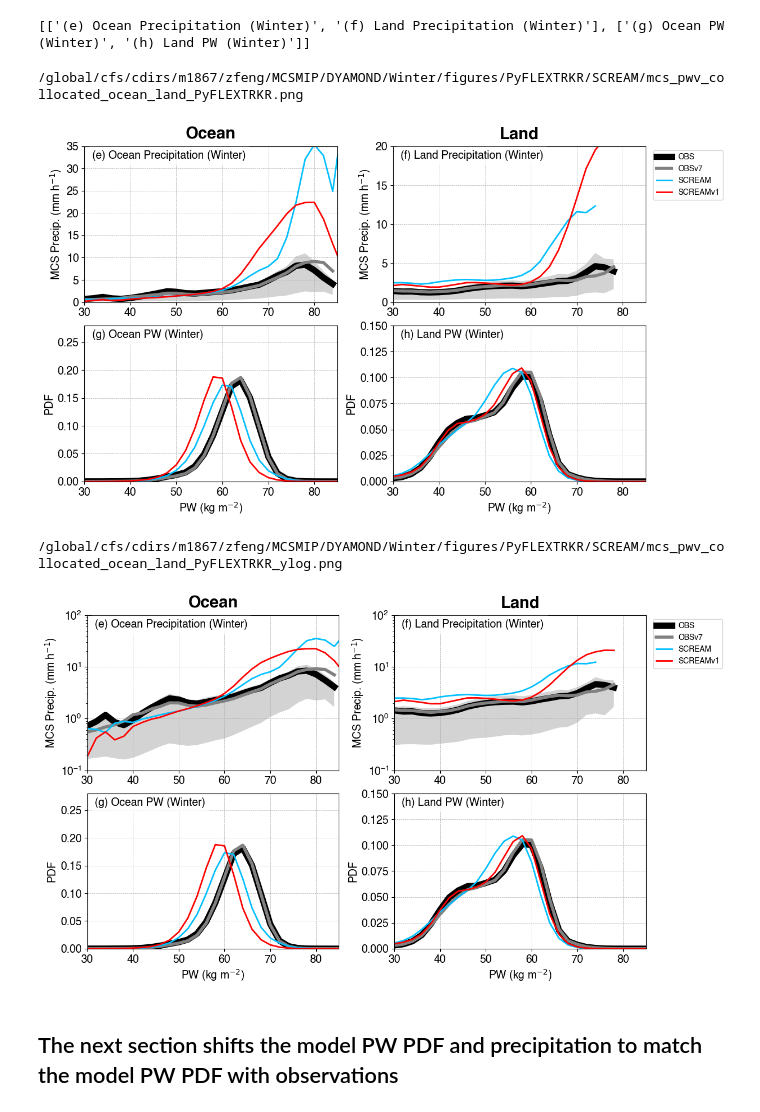
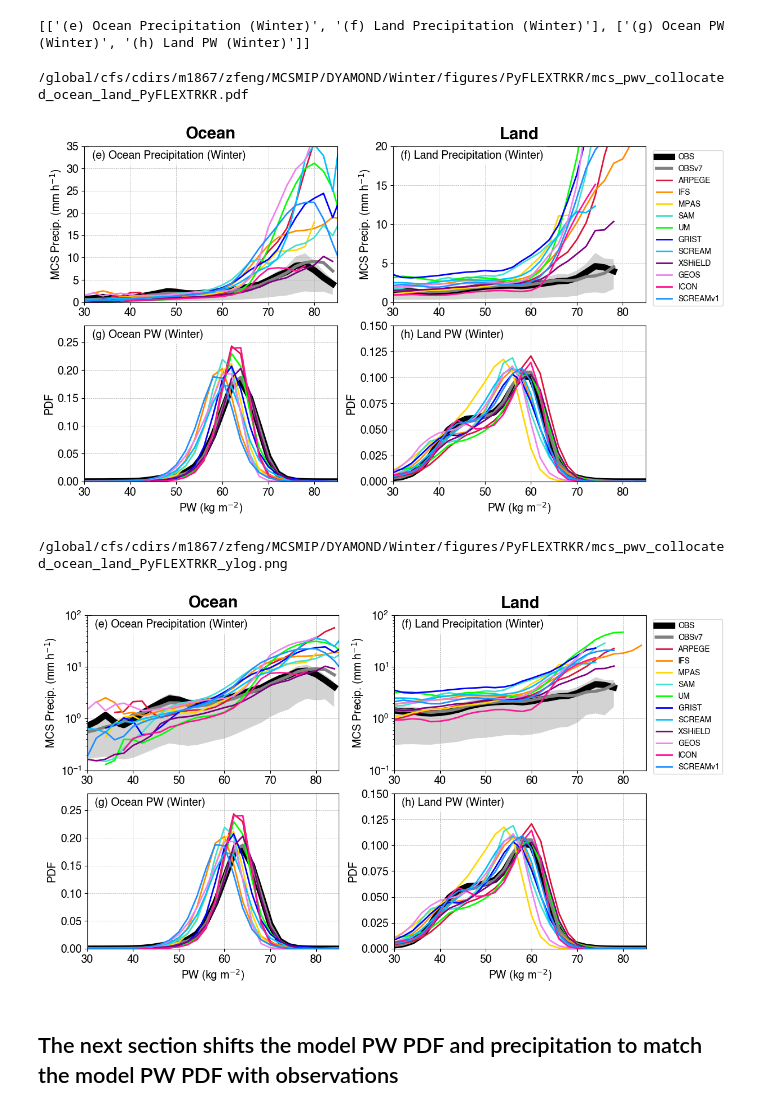
Before and after one commit to WACCEM/MCSMIP-DYAMOND, a Jupyter notebook: Notebooks/mcsmip_mcs_intqv_pair_mean_1tracker.ipynb, the cells around one changed output. Drawn from its saved outputs; the diff is of its cells as text; code cells hidden in the pictures.

```diff
--- a/Notebooks/mcsmip_mcs_intqv_pair_mean_1tracker.ipynb
+++ b/Notebooks/mcsmip_mcs_intqv_pair_mean_1tracker.ipynb
@@ -40,17 +40,17 @@ if PHASE == 'Winter':
     name_map = {
         'obs': 'OBS',
         'obsv7': 'OBSv7',
-        # 'm1': 'ARPEGE',
-        # 'm2': 'IFS',
-        # 'm3': 'MPAS',
-        # # 'm4': 'NICAM',
-        # 'm5': 'SAM',
-        # 'm6': 'UM',
-        # 'm7': 'GRIST',
+        'm1': 'ARPEGE',
+        'm2': 'IFS',
+        'm3': 'MPAS',
+        # 'm4': 'NICAM',
+        'm5': 'SAM',
+        'm6': 'UM',
+        'm7': 'GRIST',
         'm8': 'SCREAM',
-        # 'm9': 'XSHiELD',
-        # 'm10': 'GEOS',
-        # 'm11': 'ICON',
+        'm9': 'XSHiELD',
+        'm10': 'GEOS',
+        'm11': 'ICON',
         'm12': 'SCREAMv1',
     }
 
@@ -59,8 +59,8 @@ indir = f'{rootdir}/{tracker}/'
 infiles = {key:f'{indir}mcs_intqv_{PHASE}_{value}.nc' for key,value in name_map.items()}
 qrtfiles = f'{indir}mcs_intqv_{PHASE}_OBS_quartile.nc'
 
-# figdir = f'/global/cfs/cdirs/m1867/zfeng/MCSMIP/DYAMOND/{PHASE}/figures/{tracker}/'
-figdir = f'/global/cfs/cdirs/m1867/zfeng/MCSMIP/DYAMOND/{PHASE}/figures/{tracker}/SCREAM/'
+figdir = f'/global/cfs/cdirs/m1867/zfeng/MCSMIP/DYAMOND/{PHASE}/figures/{tracker}/'
+# figdir = f'/global/cfs/cdirs/m1867/zfeng/MCSMIP/DYAMOND/{PHASE}/figures/{tracker}/SCREAM/'
 os.makedirs(figdir, exist_ok=True)
 print(figdir)
 # %% [output]
@@ -295,8 +322,8 @@ def plot_lines_mxn(nrow, ncol, data_arr, xbin, qrt_arr,
         'm9': 'purple',
         'm10': 'violet',
         'm11': 'deeppink',
-        # 'm12': 'dodgerblue',
-        'm12': 'red',
+        'm12': 'dodgerblue',
+        # 'm12': 'red',
     }
     lw = 2
     lws = {
@@ -407,36 +434,37 @@ nrow = len(data_arr)
 ncol = 2
 col_labels = ['Ocean', 'Land']
 titles_loc = [0.03, 0.92]
 title_ha = 'left'
 xlabels = ['PW (kg m$^{-2}$)','PW (kg m$^{-2}$)']
 ylabels = [['MCS Precip. (mm h$^{-1}$)', 'MCS Precip. (mm h$^{-1}$)'],['PDF', 'PDF']]
 xticks = None
 xlims = [(30,85),(30,85)]
 ylims = [[(0,35),(0,20)],[(0,0.28),(0,0.15)]]
 # ylims = [[(1e-3,100),(1e-2,100)],[(0,0.22),(0,0.13)]]
 yscale = [['linear','linear'],['linear','linear']]
 
 legend_loc = 'upper right'
 legend_ncol = 1
 legend_anchor = (1.32, 1)
 fontsize = 14
 legend_fontsize = 10
 figsize = [12,7]
 wspace = 0.22
 hspace = 0.15
 # text_dict = {'text': f'{diameter_km:.0f}km', 'x': 1.0, 'y':0.96, 'ha':'right', 'va':'center', 'fontsize':fontsize*1.5}
 text_dict = None
 # shade_dict = {'xmin':60, 'xmax':70, 'color':'lightskyblue', 'alpha':0.2}
 shade_dict = None
-figname = f'{figdir}mcs_pwv_collocated_ocean_land_{tracker}.png'
+# figname = f'{figdir}mcs_pwv_collocated_ocean_land_{tracker}.png'
+figname = f'{figdir}mcs_pwv_collocated_ocean_land_{tracker}.pdf'
 print(figname)
 fig = plot_lines_mxn(nrow, ncol, data_arr, xbin, qrt_arr,
                    titles=titles, titles_loc=titles_loc, title_ha=title_ha, xlabels=xlabels, ylabels=ylabels, xticks=xticks, legends=legends, legend_loc=legend_loc, legend_ncol=legend_ncol,
                    fontsize=fontsize, legend_fontsize=legend_fontsize, legend_anchor=legend_anchor, xlims=xlims, ylims=ylims, yscale=yscale, col_labels=col_labels, wspace=wspace, hspace=hspace,
                    shade_dict=shade_dict, shade_qrt=True, draw_arrow=False, text_dict=text_dict, figname=figname, figsize=figsize)
 # %% [output]
-/global/cfs/cdirs/m1867/zfeng/MCSMIP/DYAMOND/Winter/figures/PyFLEXTRKR/SCREAM/mcs_pwv_collocated_ocean_land_PyFLEXTRKR.png
+/global/cfs/cdirs/m1867/zfeng/MCSMIP/DYAMOND/Winter/figures/PyFLEXTRKR/mcs_pwv_collocated_ocean_land_PyFLEXTRKR.pdf
-[figure, old version]
+[figure, new version]
 # %%
 # Data array [row][col]
 data_arr = [
@@ -479,8 +507,8 @@ fig = plot_lines_mxn(nrow, ncol, data_arr, xbin, qrt_arr,
                    fontsize=fontsize, legend_fontsize=legend_fontsize, legend_anchor=legend_anchor, xlims=xlims, ylims=ylims, yscale=yscale, col_labels=col_labels, wspace=wspace, hspace=hspace,
                    shade_dict=shade_dict, shade_qrt=True, draw_arrow=False, text_dict=text_dict, figname=figname, figsize=figsize)
 # %% [output]
-/global/cfs/cdirs/m1867/zfeng/MCSMIP/DYAMOND/Winter/figures/PyFLEXTRKR/SCREAM/mcs_pwv_collocated_ocean_land_PyFLEXTRKR_ylog.png
+/global/cfs/cdirs/m1867/zfeng/MCSMIP/DYAMOND/Winter/figures/PyFLEXTRKR/mcs_pwv_collocated_ocean_land_PyFLEXTRKR_ylog.png
-[figure, old version]
+[figure, new version]
 # %% [markdown]
 ## The next section shifts the model PW PDF and precipitation to match the model PW PDF with observations
 # %%
```
Also changed, not shown: parts of 9 cells of this notebook, 8 other files.
